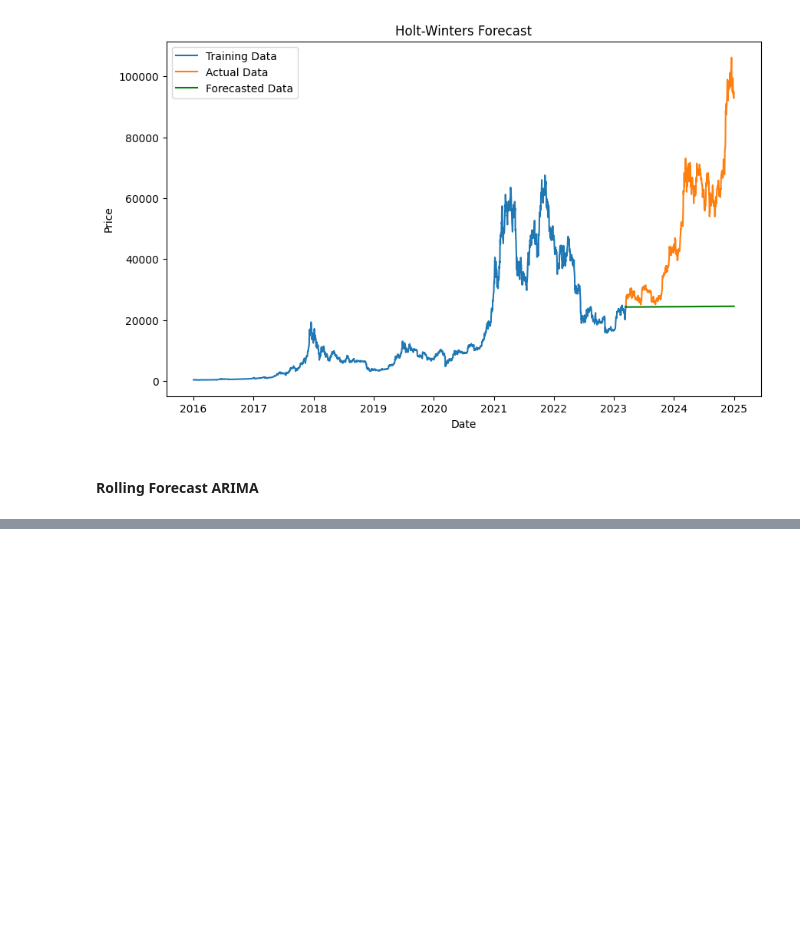
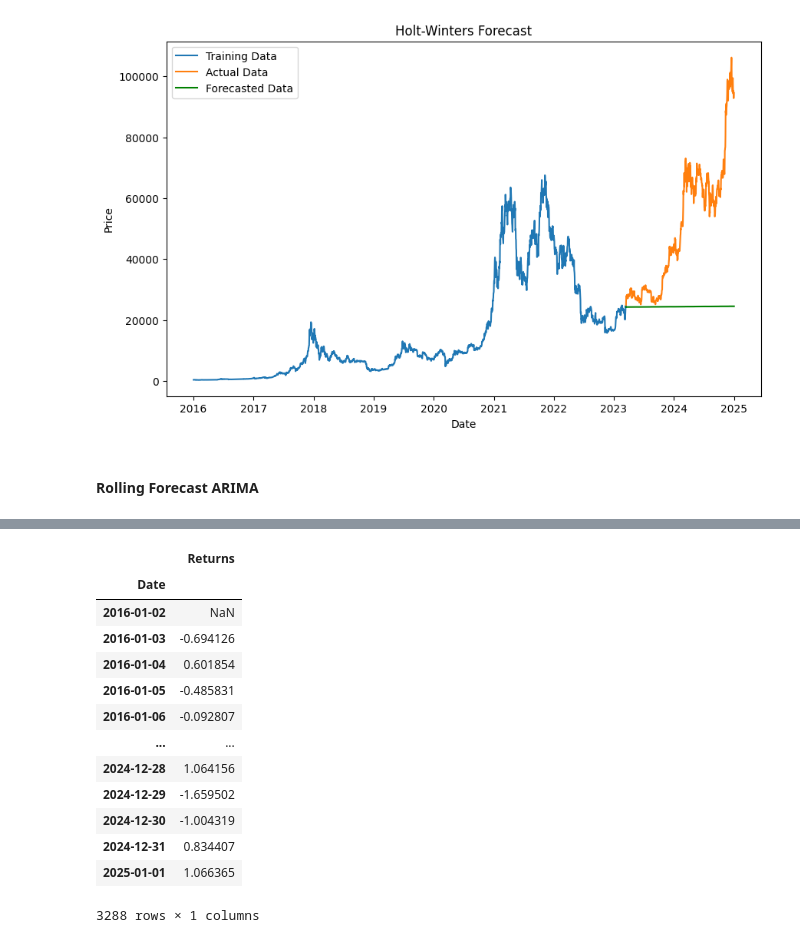
Before and after one commit to Jankiel-Predator/mmda_proj_btc, a Jupyter notebook: bitcoin copy.ipynb, the cells around one changed output, grey strips where cells are left out. Cells and saved outputs as stored; diff of their text form; code cells hidden in the pictures; blank space fills up the shorter version.

```diff
--- a/bitcoin copy.ipynb
+++ b/bitcoin copy.ipynb
@@ -701,0 +706,3 @@ Test RMSE: 1277.268
+# %%
+data_garch = bitcoin.copy()
+data_garch
@@ -701,0 +724,19 @@ Test RMSE: 1277.268
+# %%
+data_garch['Returns'] = (np.log(data_garch['Price'] / data_garch['Price'].shift(1))) *100
+data_garch.drop(columns=['Price', 'Close_Diff', 'Close_Log', 'Close_Log_Diff', 'SMA_7', 'SMA_30'], inplace=True)
+data_garch
+# %% [output]
+|  | Returns |
+| Date |  |
+| 2016-01-02 | NaN |
+| 2016-01-03 | -0.694126 |
+| 2016-01-04 | 0.601854 |
+| 2016-01-05 | -0.485831 |
+| 2016-01-06 | -0.092807 |
+| ... | ... |
+| 2024-12-28 | 1.064156 |
+| 2024-12-29 | -1.659502 |
+| 2024-12-30 | -1.004319 |
+| 2024-12-31 | 0.834407 |
+| 2025-01-01 | 1.066365 |
+3288 rows × 1 columns
```
Also changed, not shown: parts of 17 cells of this notebook.
